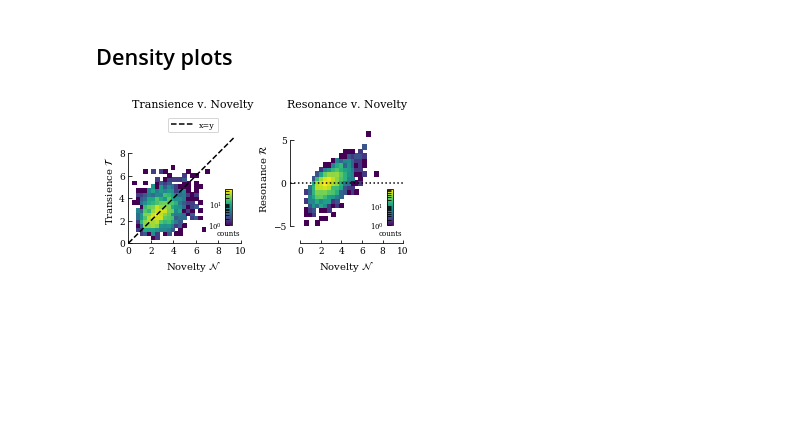
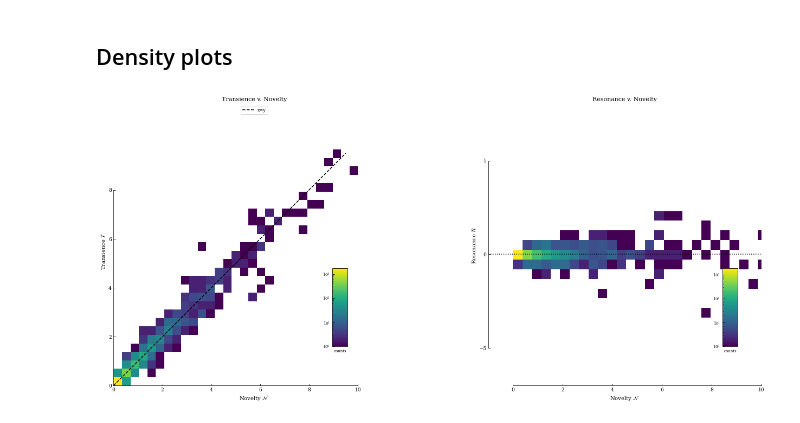
Before and after one commit to erialc-cal/NLP-FOMC, a Jupyter notebook: novelty_transience_resonance/density_plots_TvN_RvN.ipynb, the cells around one changed output. Cells and saved outputs as stored; diff of their text form; code cells hidden in the pictures; blank space fills up the shorter version.

```diff
--- a/novelty_transience_resonance/density_plots_TvN_RvN.ipynb
+++ b/novelty_transience_resonance/density_plots_TvN_RvN.ipynb
@@ -34,7 +34,7 @@ def inchtocent(inches):
 # %%
 # Load in novelty, transience, resonance
 
-example_NTR_path = 'novel_trans_reson.txt'
+example_NTR_path = '/Users/h2jw/Documents/GitHub/NLP-FOMC/novelty_transience_resonance/all data/novel_trans_reson_w7.txt'
 
 NTR_df = pd.read_table(example_NTR_path, sep=' ',
                        header=None, names=['Novelty', 'Transience', 'Resonance'])
@@ -50,8 +50,9 @@ def plot_quants_2Dhist(quants, NTR_df, ax, xbins, ybins, make_cbar=True,
     q0bins = xbins
     q1bins = ybins
 
-    H, xedges, yedges = np.histogram2d(q0.as_matrix(),
-                                       q1.as_matrix(),
+    #df[['col1', 'col2', 'col4']].to_numpy()
+    H, xedges, yedges = np.histogram2d(q0.to_numpy(),
+                                       q1.to_numpy(),
                                        bins=[q0bins, q1bins])
 
     # H needs to be rotated and flipped
@@ -88,7 +89,7 @@ def plot_quants_2Dhist(quants, NTR_df, ax, xbins, ybins, make_cbar=True,
 # 1) transience v. novelty,
 # 2) resonance v. novelty
 
-figsize = (centtoinch(11.4), 2.5)
+figsize = (20,10)
 
 fig = pyp.figure(figsize=figsize)
 
@@ -160,31 +161,31 @@ H, cbar = plot_quants_2Dhist(quants, NTR_df, ax, xbins, ybins,
                              make_cbar=True, cbar_axis=cbaxes, cbar_orientation='vertical')
 cbar.ax.set_ylabel('')
 cbar.ax.set_xlabel('counts', fontsize=7)
 cbar.ax.xaxis.set_label_position('bottom')
 cbar.ax.yaxis.set_ticks_position('left')
 cbar.ax.tick_params(labelsize=7)
 
 ax.axhline(color='k', linewidth=1.5, linestyle=':')
 
 ax.set_xlim(-1, 10)
 ax.set_ylim(-7, 8)
 
 ### Hide the right and top spines.
 ax.spines['right'].set_visible(False)
 ax.spines['top'].set_visible(False)
 ### Show ticks only on the left and bottom spines.
 ax.yaxis.set_ticks_position('left')
 ax.xaxis.set_ticks_position('bottom')
 
 ### Limit spine range
 ax.spines['left'].set_bounds( -5, 5)
 ax.set_yticks([-5, 0, 5])
 ax.spines['bottom'].set_bounds( 0, 10)
 ax.set_xticks([ 0, 2, 4, 6, 8, 10])
 
 ax.set_ylabel('Resonance $\mathcal{R}}$')
 ax.set_xlabel('Novelty $\mathcal{N}$')
 
 _ = ax.set_title('Resonance v. Novelty')
 # %% [output]
-[figure, old version]
+[figure, new version]
```
Also changed, not shown: 26 other files.
